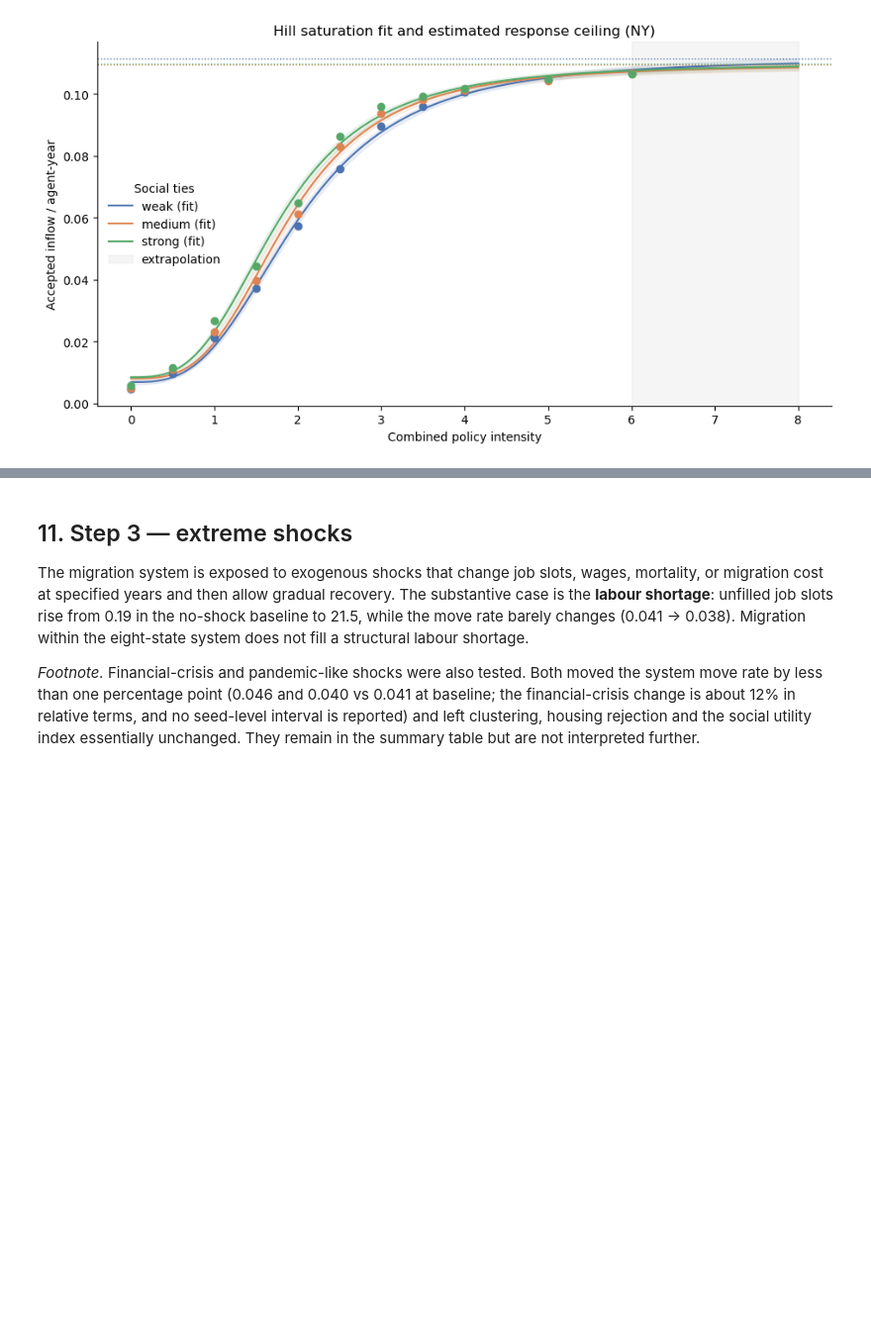
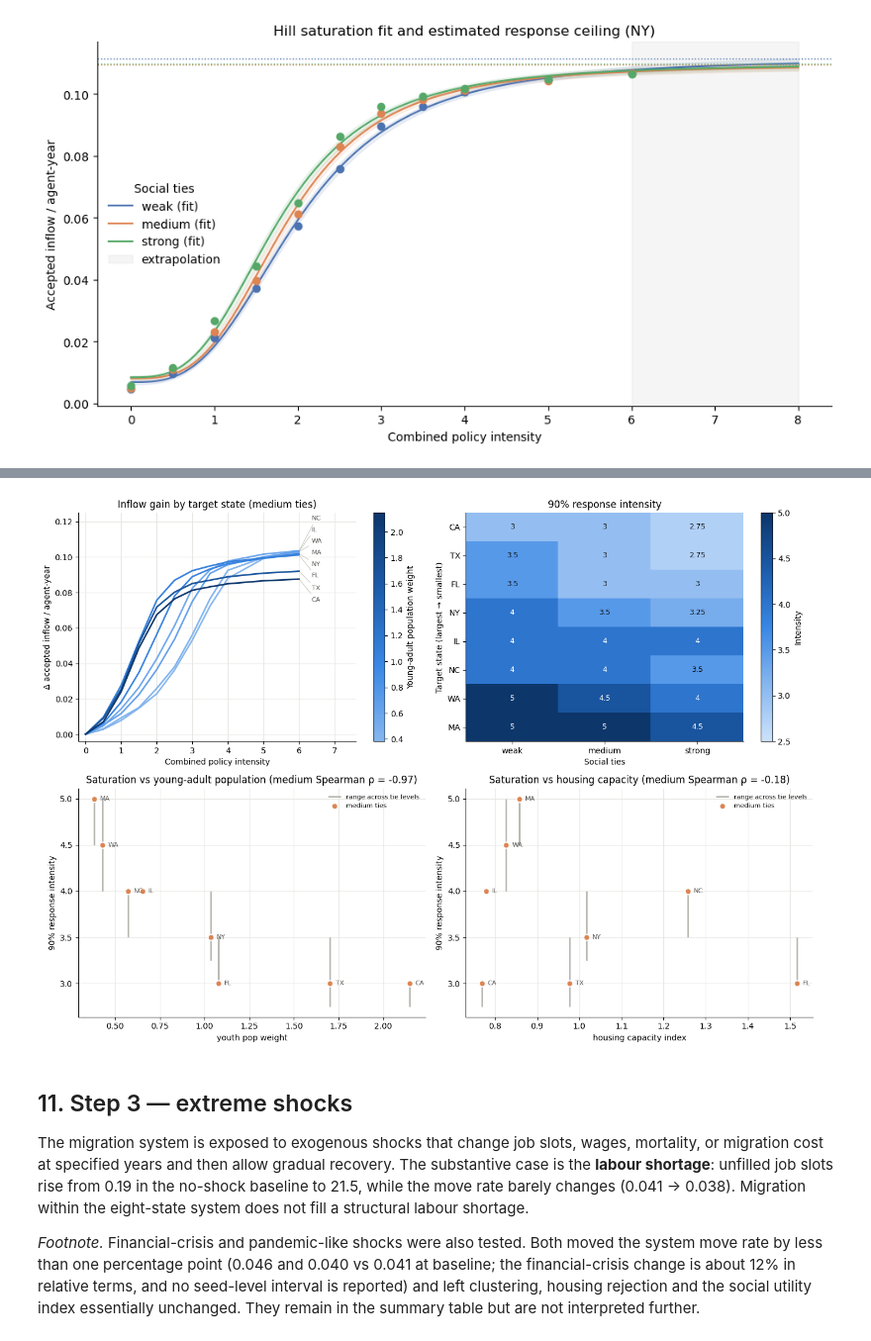
Before and after one commit to Jeremy-Xujia-Chen/CITS4403-GROUP-PROJECT, a Jupyter notebook: 0914-1_v8.ipynb, the cells around one changed output, grey strips where cells are left out. Shown at 99% size. Cells and saved outputs as stored; diff of their text form; code cells hidden in the pictures; blank space fills up the shorter version.

```diff
--- a/0914-1_v8.ipynb
+++ b/0914-1_v8.ipynb
@@ -2252,0 +2479,90 @@ plt.tight_layout(); plt.show()
+# %%
+state_cases = [(state, "combined", x, inter, seed)
+               for state in STATE_CODES for x in EXTENDED_INTENSITIES
+               for inter in SWEEP_INTERACTIONS for seed in SWEEP_SEEDS]
+state_runs = cached_or_run("state_intensity_sweep_runs.csv", state_cases)
+state_saturation = saturation_table(state_runs, ["target_state", "interaction"])
+state_saturation = state_saturation.merge(
+    state_data[["housing_capacity_index", "rent_index", "vacancy_rate", "youth_pop_weight"]],
+    left_on="target_state", right_index=True,
+)
+state_saturation["gain_relative_to_baseline"] = state_saturation["gain_at_max"] / state_saturation["baseline"]
+state_rejection = (state_runs[state_runs["intensity"] == max(EXTENDED_INTENSITIES)]
+                   .groupby(["target_state", "interaction"])["housing_rejection"].mean()
+                   .rename("housing_rejection_at_max").reset_index())
+state_saturation = state_saturation.merge(state_rejection, on=["target_state", "interaction"])
+display(state_saturation[state_saturation["interaction"] == "medium"]
+        .sort_values("response90_median").round(4))
+display(state_saturation.pivot(index="target_state", columns="interaction", values="response90_median")
+        .reindex(columns=SWEEP_INTERACTIONS).sort_values("medium").rename_axis(columns="response90"))
+
+from scipy.stats import spearmanr
+corr_rows = []
+for inter, gi in state_saturation.groupby("interaction"):
+    for col in ["housing_capacity_index", "rent_index", "vacancy_rate", "youth_pop_weight"]:
+        for outcome in ["response90_median", "gain_at_max", "housing_rejection_at_max"]:
+            rho, p = spearmanr(gi[col], gi[outcome])
+            corr_rows.append({"interaction": inter, "state_feature": col, "outcome": outcome, "spearman_rho": rho, "p_value": p})
+state_correlations = pd.DataFrame(corr_rows)
+display(state_correlations.pivot_table(index=["outcome", "state_feature"], columns="interaction", values="spearman_rho")
+        .reindex(columns=SWEEP_INTERACTIONS).round(2))
+med = state_saturation[state_saturation["interaction"] == "medium"].set_index("target_state")
+
+from matplotlib.colors import LinearSegmentedColormap, Normalize
+SEQ_BLUE = LinearSegmentedColormap.from_list("seq_blue", ["#cde2fb", "#86b6ef", "#3987e5", "#1c5cab", "#0d366b"])
+pop = state_data["youth_pop_weight"]
+line_norm = Normalize(pop.min(), pop.max())
+line_cmap = LinearSegmentedColormap.from_list("seq_blue_lines", ["#86b6ef", "#3987e5", "#1c5cab", "#0d366b"])
+
+state_curves = state_runs[state_runs["interaction"] == "medium"].groupby(["target_state", "intensity"])["target_inflow_rate"].mean().reset_index()
+fig, axes = plt.subplots(2, 2, figsize=(13.5, 9.6))
+ax = axes[0, 0]
+state_ends = []
+for state in pop.sort_values().index:
+    g = state_curves[state_curves["target_state"] == state]
+    gain = g["target_inflow_rate"] - g["target_inflow_rate"].iloc[0]
+    ax.plot(g["intensity"], gain, lw=2, color=line_cmap(line_norm(pop[state])))
+    state_ends.append((gain.iloc[-1], state))
+ax.set_xlim(-0.2, 7.6); ax.set_ylim(-0.004, 0.125)
+spread_labels(ax, state_ends, max(EXTENDED_INTENSITIES), min_gap_frac=0.05)
+sm = plt.cm.ScalarMappable(norm=line_norm, cmap=line_cmap)
+fig.colorbar(sm, ax=ax, label="Young-adult population weight")
+ax.set_title("Inflow gain by target state (medium ties)")
+ax.set_xlabel("Combined policy intensity"); ax.set_ylabel("Δ accepted inflow / agent-year")
+
+ax = axes[0, 1]
+heat = state_saturation.pivot(index="target_state", columns="interaction", values="response90_median").reindex(columns=SWEEP_INTERACTIONS)
+heat = heat.loc[pop.sort_values(ascending=False).index]
+im = ax.imshow(heat.to_numpy(), aspect="auto", cmap=SEQ_BLUE, vmin=2.5, vmax=5.0)
+ax.set_xticks(range(heat.shape[1]), heat.columns); ax.set_yticks(range(heat.shape[0]), heat.index)
+for i in range(heat.shape[0]):
+    for j in range(heat.shape[1]):
+        v = heat.iloc[i, j]
+        ax.text(j, i, f"{v:g}", ha="center", va="center", fontsize=9, color="#ffffff" if v >= 4.0 else "#0b0b0b")
+ax.set_xlabel("Social ties"); ax.set_ylabel("Target state (largest → smallest)")
+ax.set_title("90% response intensity"); fig.colorbar(im, ax=ax, label="Intensity")
+
+for ax, feature, title in [
+    (axes[1, 0], "youth_pop_weight", "Saturation vs young-adult population"),
+    (axes[1, 1], "housing_capacity_index", "Saturation vs housing capacity"),
+]:
+    # One point per state (medium ties); the vertical bar spans the strong-to-weak range.
+    rng_ties = state_saturation.groupby("target_state")["response90_median"].agg(["min", "max"])
+    med_i = state_saturation[state_saturation["interaction"] == "medium"].set_index("target_state")
+    ax.vlines(med_i[feature], rng_ties.loc[med_i.index, "min"], rng_ties.loc[med_i.index, "max"],
+              color="#b5b4ae", linewidth=2, label="range across tie levels", zorder=2)
+    ax.scatter(med_i[feature], med_i["response90_median"], s=56, color=INTERACTION_COLORS["medium"],
+               edgecolor="#fcfcfb", linewidth=1.5, label="medium ties", zorder=3)
+    for state, r in med_i.iterrows():
+        ax.annotate(state, (r[feature], r["response90_median"]), xytext=(7, 0),
+                    textcoords="offset points", va="center", fontsize=8, color="#52514e")
+    rho = state_correlations.query("interaction == 'medium' and state_feature == @feature and outcome == 'response90_median'")["spearman_rho"].iloc[0]
+    ax.set_title(f"{title} (medium Spearman ρ = {rho:+.2f})")
+    ax.set_xlabel(feature.replace("_", " ")); ax.set_ylabel("90% response intensity")
+    ax.legend(frameon=False, fontsize=8)
+for ax in axes.ravel():
+    ax.spines[["top", "right"]].set_visible(False)
+for ax in [axes[0, 0], axes[1, 0], axes[1, 1]]:
+    ax.grid(color="#e6e6e3", linewidth=0.8); ax.set_axisbelow(True)
+plt.tight_layout(); plt.show()
+# %% [output]
@@ -2253,3 +2602,4 @@ plt.tight_layout(); plt.show()
+[figure, added]
 # %% [markdown]
 ## 11. Step 3 — extreme shocks
 
```
Also changed, not shown: parts of 8 cells of this notebook, 1 other file.
